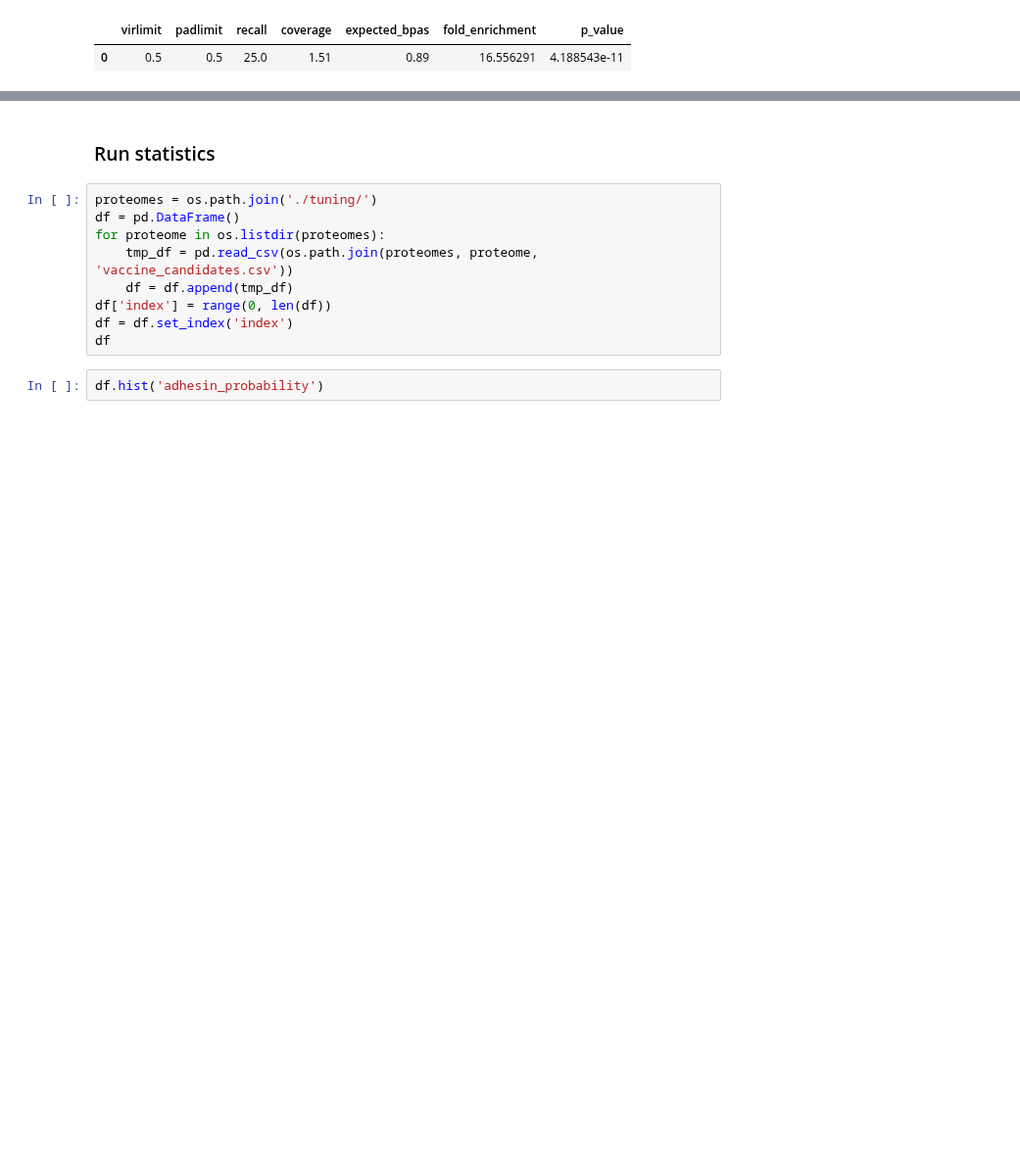
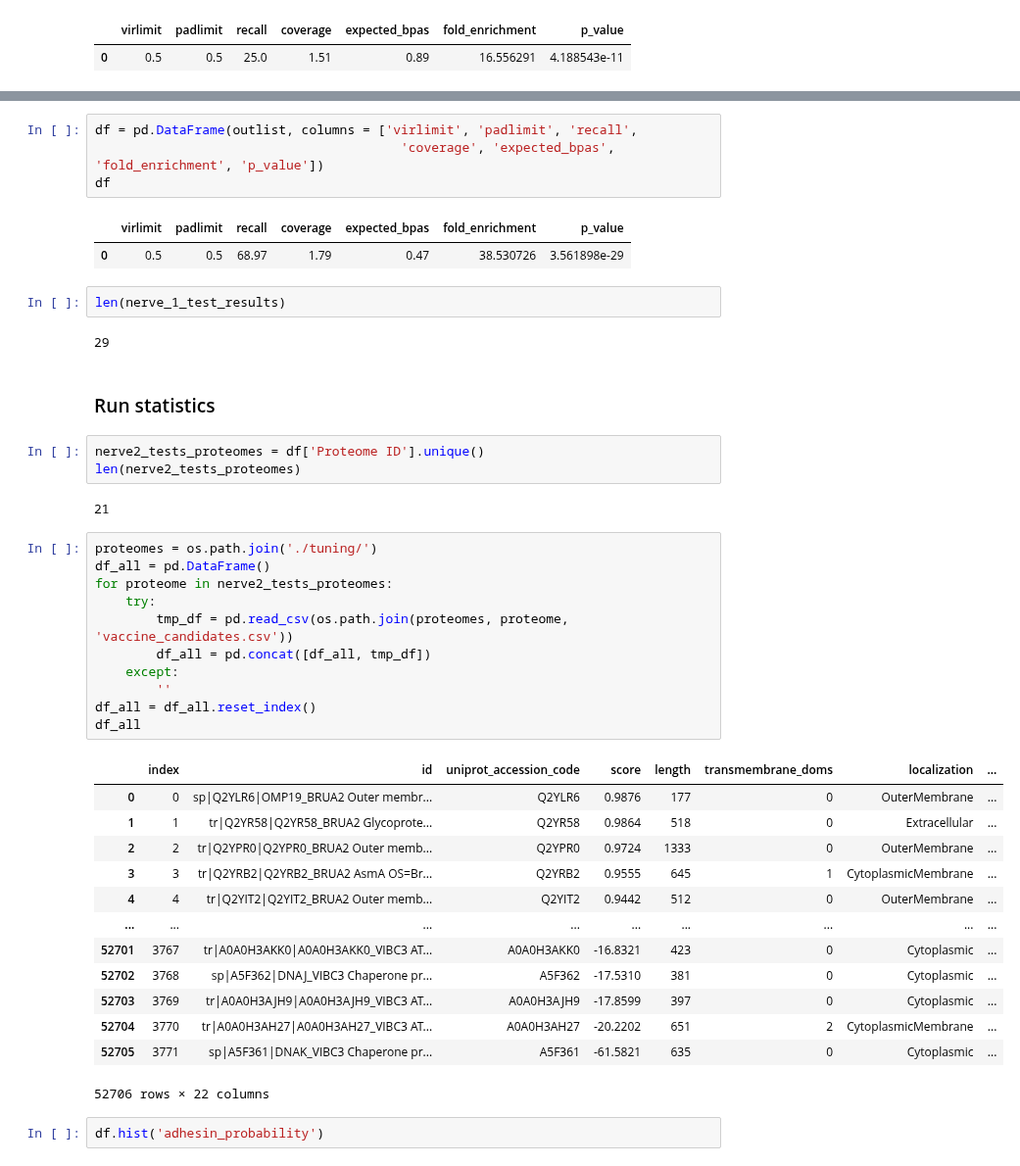
Before and after one commit to nerve-bio/NERVE, a Jupyter notebook: docker/workdir/08-05-2023_Benchmarks_v3b.ipynb, the cells around one changed output, grey strips where cells are left out. Shown at 98% size. Saved outputs shown, nothing was run; the diff lists cells and outputs as text; blank space fills up the shorter version.

Commit message:
Uodate test notebooks

```diff
--- a/docker/workdir/08-05-2023_Benchmarks_v3b.ipynb
+++ b/docker/workdir/08-05-2023_Benchmarks_v3b.ipynb
@@ -664,14 +738,46 @@ df
+# %%
+df = pd.DataFrame(outlist, columns = ['virlimit', 'padlimit', 'recall',
+                                        'coverage', 'expected_bpas', 'fold_enrichment', 'p_value'])
+df
+# %% [output]
+|  | virlimit | padlimit | recall | coverage | expected_bpas | fold_enrichment | p_value |
+| 0 | 0.5 | 0.5 | 68.97 | 1.79 | 0.47 | 38.530726 | 3.561898e-29 |
+# %%
+len(nerve_1_test_results)
+# %% [output]
+29
 # %% [markdown]
 ### Run statistics
+# %%
+nerve2_tests_proteomes = df['Proteome ID'].unique()
+len(nerve2_tests_proteomes)
+# %% [output]
+21
 # %%
 proteomes = os.path.join('./tuning/')
-df = pd.DataFrame()
-for proteome in os.listdir(proteomes):
-    tmp_df = pd.read_csv(os.path.join(proteomes, proteome, 'vaccine_candidates.csv'))
-    df = df.append(tmp_df)
-df['index'] = range(0, len(df))
-df = df.set_index('index')
-df
+df_all = pd.DataFrame()
+for proteome in nerve2_tests_proteomes:
+    try:
+        tmp_df = pd.read_csv(os.path.join(proteomes, proteome, 'vaccine_candidates.csv'))
+        df_all = pd.concat([df_all, tmp_df])
+    except:
+        ''
+df_all = df_all.reset_index()
+df_all
+# %% [output]
+|  | index | id | uniprot_accession_code | score | length | transmembrane_doms | localization | ... |
+| 0 | 0 | sp|Q2YLR6|OMP19_BRUA2 Outer membr... | Q2YLR6 | 0.9876 | 177 | 0 | OuterMembrane | ... |
+| 1 | 1 | tr|Q2YR58|Q2YR58_BRUA2 Glycoprote... | Q2YR58 | 0.9864 | 518 | 0 | Extracellular | ... |
+| 2 | 2 | tr|Q2YPR0|Q2YPR0_BRUA2 Outer memb... | Q2YPR0 | 0.9724 | 1333 | 0 | OuterMembrane | ... |
+| 3 | 3 | tr|Q2YRB2|Q2YRB2_BRUA2 AsmA OS=Br... | Q2YRB2 | 0.9555 | 645 | 1 | CytoplasmicMembrane | ... |
+| 4 | 4 | tr|Q2YIT2|Q2YIT2_BRUA2 Outer memb... | Q2YIT2 | 0.9442 | 512 | 0 | OuterMembrane | ... |
+| ... | ... | ... | ... | ... | ... | ... | ... | ... |
+| 52701 | 3767 | tr|A0A0H3AKK0|A0A0H3AKK0_VIBC3 AT... | A0A0H3AKK0 | -16.8321 | 423 | 0 | Cytoplasmic | ... |
+| 52702 | 3768 | sp|A5F362|DNAJ_VIBC3 Chaperone pr... | A5F362 | -17.5310 | 381 | 0 | Cytoplasmic | ... |
+| 52703 | 3769 | tr|A0A0H3AJH9|A0A0H3AJH9_VIBC3 AT... | A0A0H3AJH9 | -17.8599 | 397 | 0 | Cytoplasmic | ... |
+| 52704 | 3770 | tr|A0A0H3AH27|A0A0H3AH27_VIBC3 AT... | A0A0H3AH27 | -20.2202 | 651 | 2 | CytoplasmicMembrane | ... |
+| 52705 | 3771 | sp|A5F361|DNAK_VIBC3 Chaperone pr... | A5F361 | -61.5821 | 635 | 0 | Cytoplasmic | ... |
+52706 rows × 22 columns
 # %%
 df.hist('adhesin_probability')
 # %%
```
Also changed, not shown: parts of 5 cells of this notebook, 1 other file.
